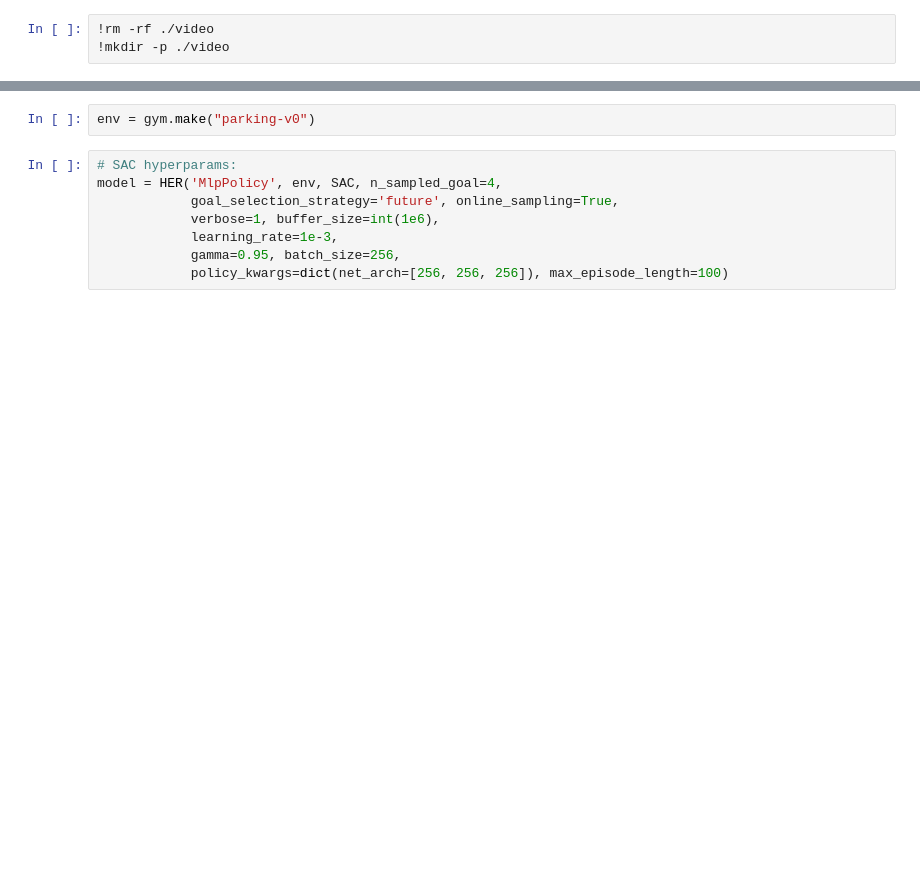
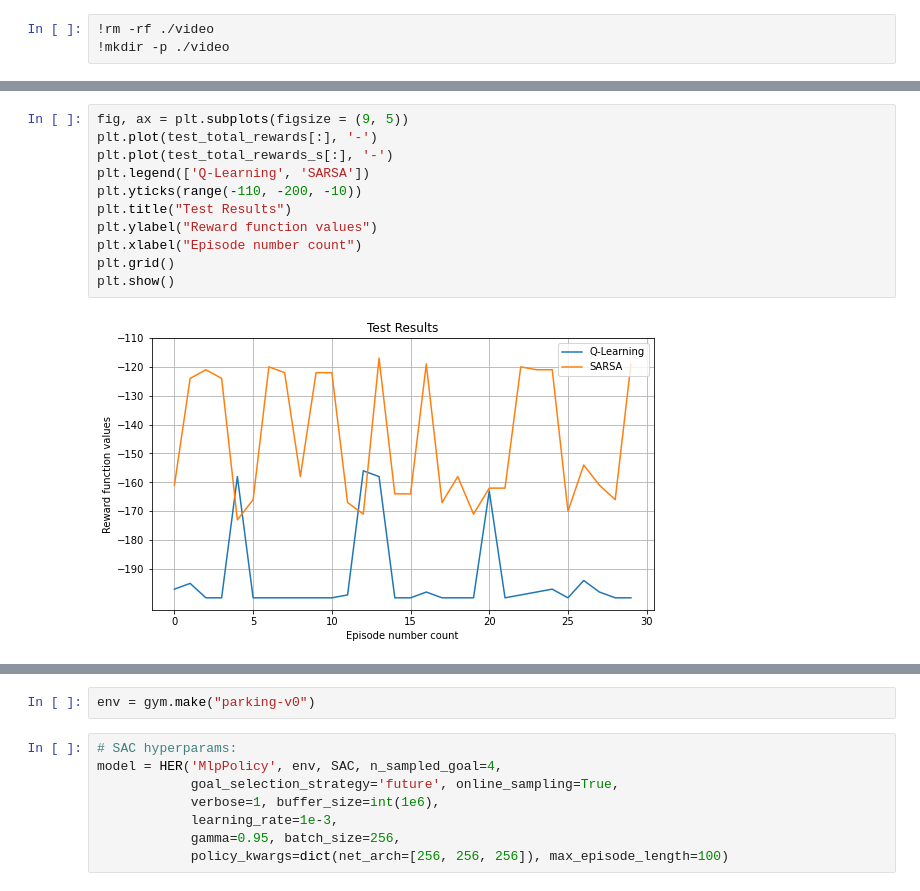
Before and after one commit to galleon/rugged-brains, a Jupyter notebook: part2.ipynb, the cells around one changed output, grey strips where cells are left out. Saved outputs shown, nothing was run; the diff lists cells and outputs as text; blank space fills up the shorter version.

```diff
--- a/part2.ipynb
+++ b/part2.ipynb
@@ -53,0 +302,13 @@ def show_video():
+# %%
+fig, ax = plt.subplots(figsize = (9, 5))
+plt.plot(test_total_rewards[:], '-')
+plt.plot(test_total_rewards_s[:], '-')
+plt.legend(['Q-Learning', 'SARSA'])
+plt.yticks(range(-110, -200, -10))
+plt.title("Test Results")
+plt.ylabel("Reward function values")
+plt.xlabel("Episode number count")
+plt.grid()
+plt.show()
+# %% [output]
+[figure, added]
```
Also changed, not shown: parts of 28 cells of this notebook.
